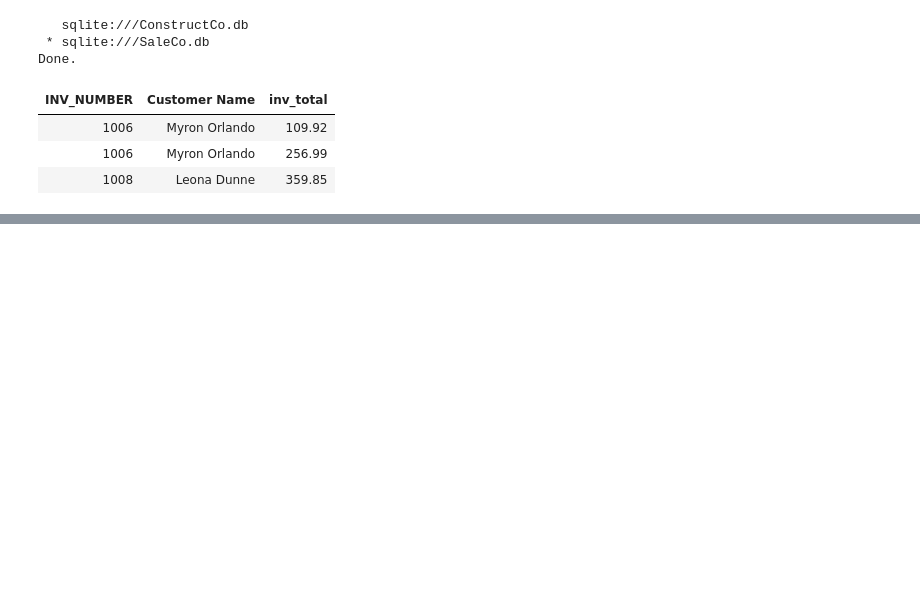
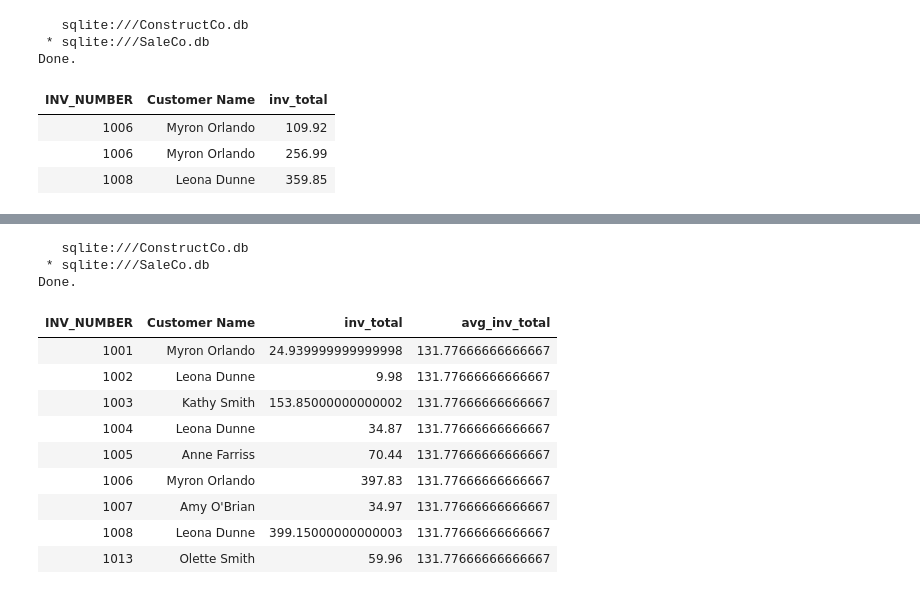
Before and after one commit to CSCI210-FW/CSCI210-0AC-FW-202530-Demos, a Jupyter notebook: 02_10_26/SaleCo.ipynb, the cells around one changed output, grey strips where cells are left out. Saved outputs shown, nothing was run; the diff lists cells and outputs as text; code cells hidden in the pictures; blank space fills up the shorter version.

```diff
--- a/02_10_26/SaleCo.ipynb
+++ b/02_10_26/SaleCo.ipynb
@@ -372,0 +386,26 @@ Done.
+# %%
+%%sql
+select invoice.inv_number,
+       cus_fname || ' ' || cus_lname as `Customer Name`,
+       sum(line_units * line_price) as inv_total,
+       (select avg(inv.inv_total)
+       from (select sum(line_units * line_price) as inv_total
+      from line group by inv_number) as inv) as avg_inv_total
+from line
+join invoice on line.inv_number = invoice.inv_number
+join customer on customer.cus_code = invoice.cus_code
+group by invoice.inv_number
+# %% [output]
+   sqlite:///ConstructCo.db
+ * sqlite:///SaleCo.db
+Done.
+| INV_NUMBER | Customer Name | inv_total | avg_inv_total |
+| 1001 | Myron Orlando | 24.939999999999998 | 131.77666666666667 |
+| 1002 | Leona Dunne | 9.98 | 131.77666666666667 |
+| 1003 | Kathy Smith | 153.85000000000002 | 131.77666666666667 |
+| 1004 | Leona Dunne | 34.87 | 131.77666666666667 |
+| 1005 | Anne Farriss | 70.44 | 131.77666666666667 |
+| 1006 | Myron Orlando | 397.83 | 131.77666666666667 |
+| 1007 | Amy O'Brian | 34.97 | 131.77666666666667 |
+| 1008 | Leona Dunne | 399.15000000000003 | 131.77666666666667 |
+| 1013 | Olette Smith | 59.96 | 131.77666666666667 |
```
Also changed, not shown: parts of 2 cells of this notebook, 1 other file.
